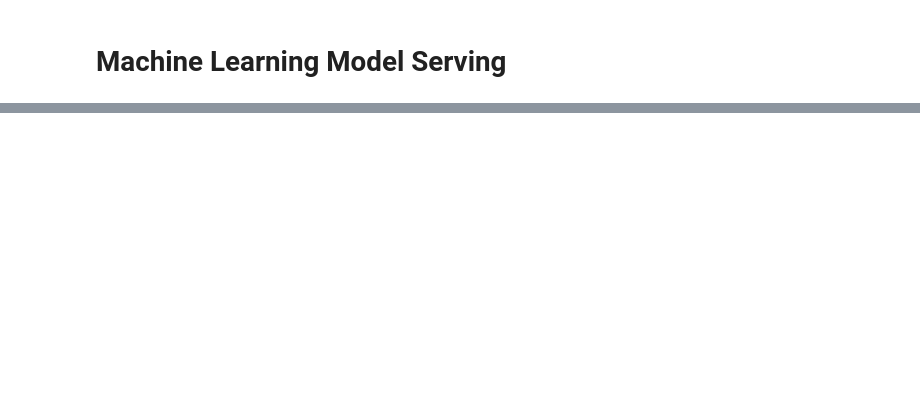
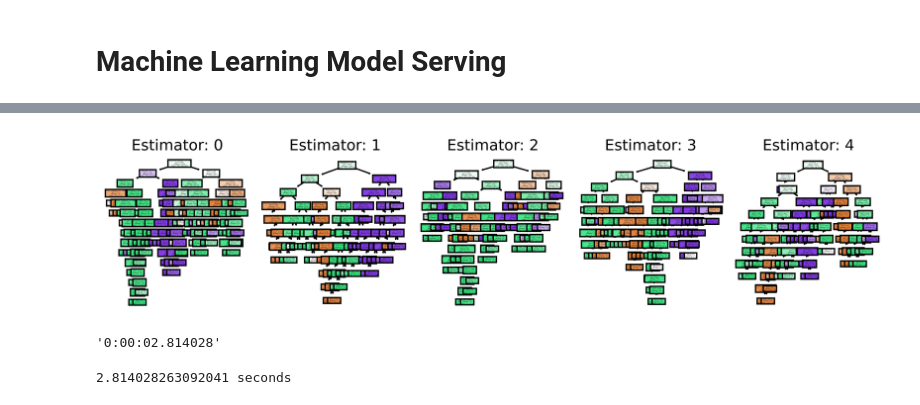
Before and after one commit to oracle-devrel/redbull-analytics-hol, a Jupyter notebook: beginners/05.ML_Model_Serving.ipynb, the cells around one changed output, grey strips where cells are left out. Cells and saved outputs as stored; diff of their text form; code cells hidden in the pictures; blank space fills up the shorter version.

```diff
--- a/beginners/05.ML_Model_Serving.ipynb
+++ b/beginners/05.ML_Model_Serving.ipynb
@@ -260,0 +495,12 @@ Model OCID: ocid1.datasciencemodel.oc1.eu-frankfurt-1.amaaaaaaht5jzvaatec52bw4bj
+# %%
+fig, axes = plt.subplots(nrows = 1,ncols = 5,figsize = (10,2), dpi=900)
+for index in range(0, 5):
+    tree.plot_tree(loaded_model.estimators_[index],
+                   feature_names = feature_names,
+                   # class_names=cn,
+                   filled = True,
+                   ax = axes[index]);
+
+    axes[index].set_title('Estimator: ' + str(index), fontsize = 11)
+# %% [output]
+[figure, added]
@@ -260,0 +509,9 @@ Model OCID: ocid1.datasciencemodel.oc1.eu-frankfurt-1.amaaaaaaht5jzvaatec52bw4bj
+# %%
+import datetime
+str(datetime.timedelta(seconds=(end - start)))
+# %% [output]
+'0:00:02.814028'
+# %%
+print(str(end - start)+" seconds")
+# %% [output]
+2.814028263092041 seconds
```
Also changed, not shown: parts of 91 cells of this notebook.
